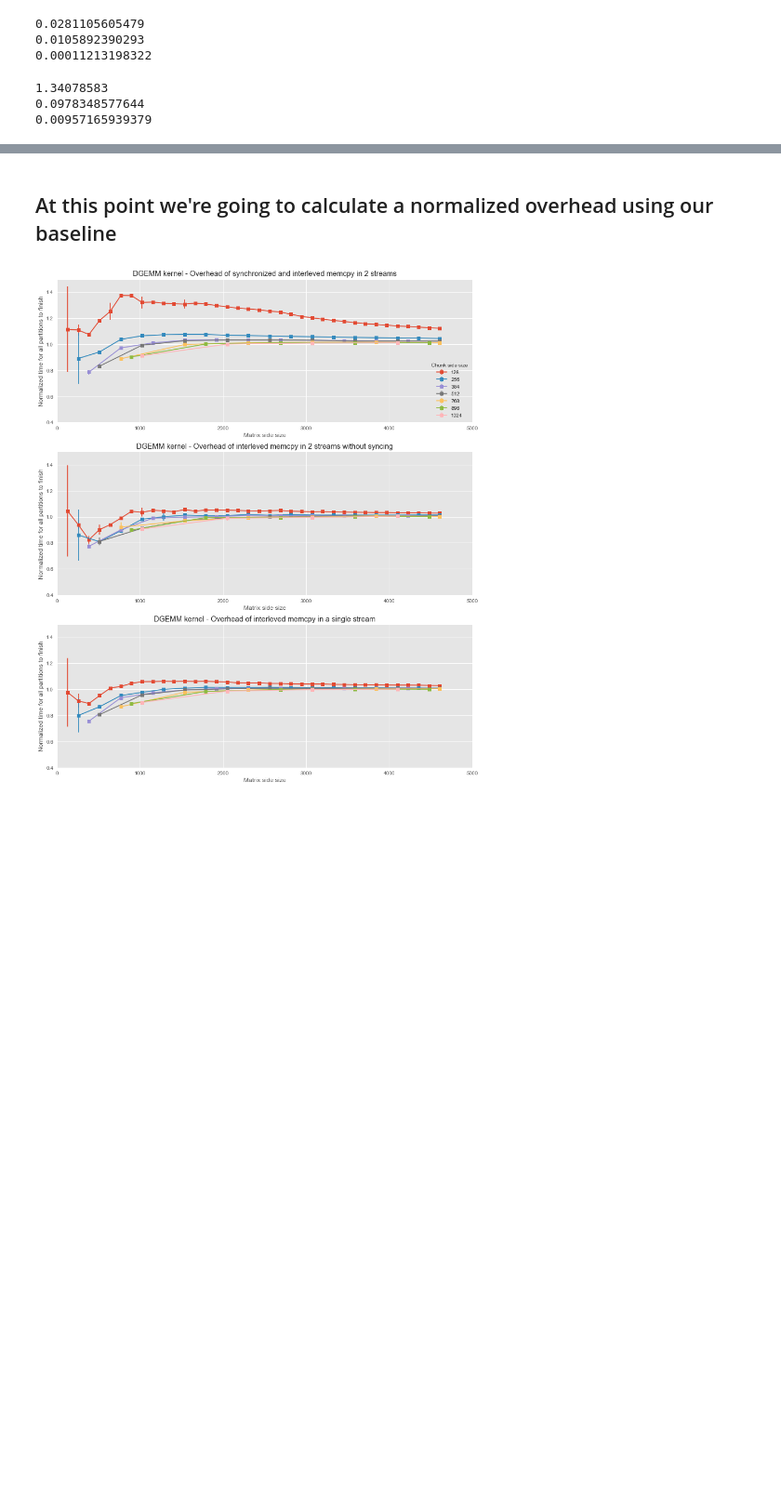
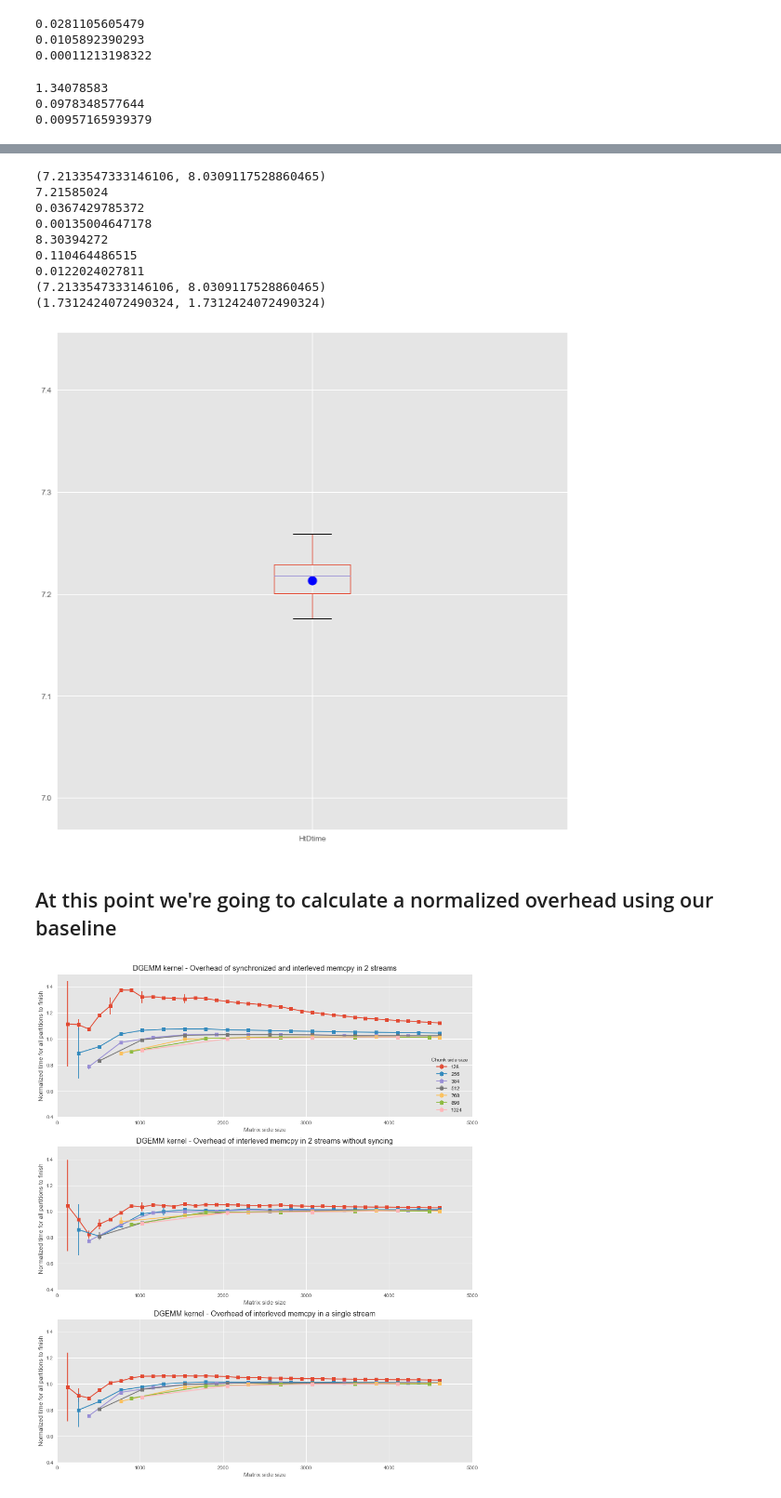
Before and after one commit to Erikun/bandwidthpartition, a Jupyter notebook: chunkedwithkernels.ipynb, the cells around one changed output, grey strips where cells are left out. Shown: that part at 93% size. Cells and saved outputs as stored; diff of their text form; code cells hidden in the pictures; blank space fills up the shorter version.

```diff
--- a/chunkedwithkernels.ipynb
+++ b/chunkedwithkernels.ipynb
@@ -158,0 +511,40 @@ print var1024['avgchunktime']
+# %%
+mtest = pd.read_csv('./data/kerneltestdata/modeltest320_960.csv', sep = ',')
+mtest.columns = mtest.columns.str.strip()
+
+mt = mtest[mtest['Kernel']=='partition 1']
+mtestp1=np.mean(mt)
+stderrmtestp1=np.std(mt)
+varmtestp1=np.var(mt)
+h = memtransfersync(6,42,6,819200)
+print h
+mt['HtDtime'].plot(kind = 'box')
+plt.plot([1],[h[0]], marker = 'o',markersize=12, color='blue')
+
+mt = mtest[mtest['Kernel']=='partition 2']
+mtestp2=np.mean(mt)
+stderrmtestp2=np.std(mt)
+varmtestp2=np.var(mt)
+print mtestp1['HtDtime']
+print stderrmtestp1['HtDtime']
+print varmtestp1['HtDtime']
+
+
+
+print mtestp2['HtDtime']
+print stderrmtestp2['HtDtime']
+print varmtestp2['HtDtime']
+h = memtransfersync(6,42,6,819200)
+print h
+print memtransfersyncreturn(6,6,6,819200)
+# %% [output]
+(7.2133547333146106, 8.0309117528860465)
+7.21585024
+0.0367429785372
+0.00135004647178
+8.30394272
+0.110464486515
+0.0122024027811
+(7.2133547333146106, 8.0309117528860465)
+(1.7312424072490324, 1.7312424072490324)
+[figure, added]
```
Also changed, not shown: parts of 15 cells of this notebook, 5 other files.
